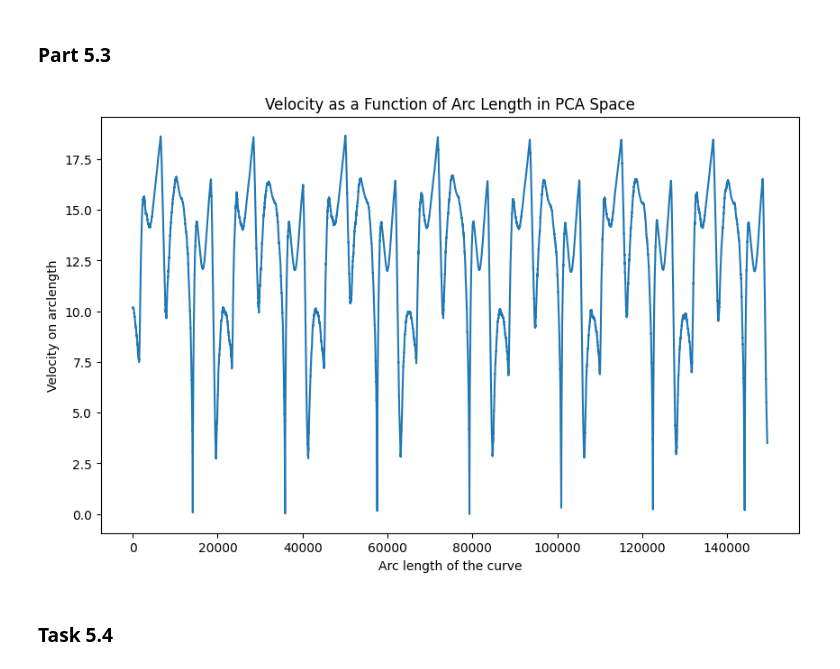
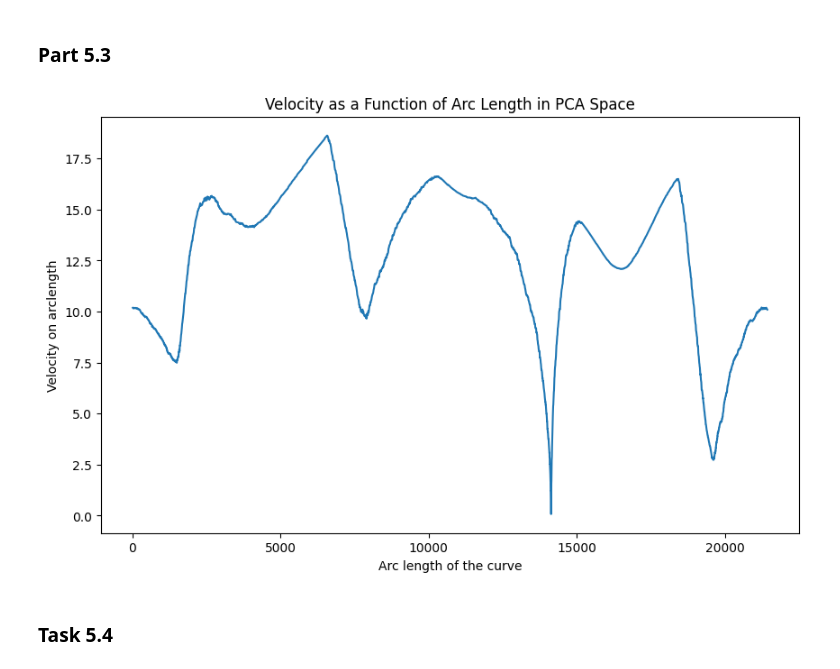
Before and after one commit to mymermer/MLCMS, a Jupyter notebook: Exercise05/task5.ipynb, the cells around one changed output. Saved outputs shown, nothing was run; the diff lists cells and outputs as text; code cells hidden in the pictures.

```diff
--- a/Exercise05/task5.ipynb
+++ b/Exercise05/task5.ipynb
@@ -153,27 +153,27 @@ plt.show()
 # %%
 # Calculate the distances (deltas) between consecutive points
 deltas = np.diff(X_pca, axis=0)
 
 # Calculate the arclength between consecutive points (Euclidean distance)
 arclengths = np.linalg.norm(deltas, axis=1)
 
 # Compute the total arclength at each point
 total_arclength = np.cumsum(arclengths)
 
 time_deltas = np.diff(time_steps[:len(X_pca)])
 
 # Compute the velocity: change in arclength over change in time
 velocities = arclengths / time_deltas
 
 # Plotting velocity against total arclength
 plt.figure(figsize=(10, 6))
-plt.plot(total_arclength, velocities)
+plt.plot(total_arclength[:1950], velocities[:1950])
 plt.xlabel('Arc length of the curve')
 plt.ylabel('Velocity on arclength')
 plt.title('Velocity as a Function of Arc Length in PCA Space')
 plt.show()
 # %% [output]
-[figure, old version]
+[figure, new version]
 # %% [markdown]
 ### Task 5.4
 # %%
```
Also changed, not shown: parts of 7 cells of this notebook.
